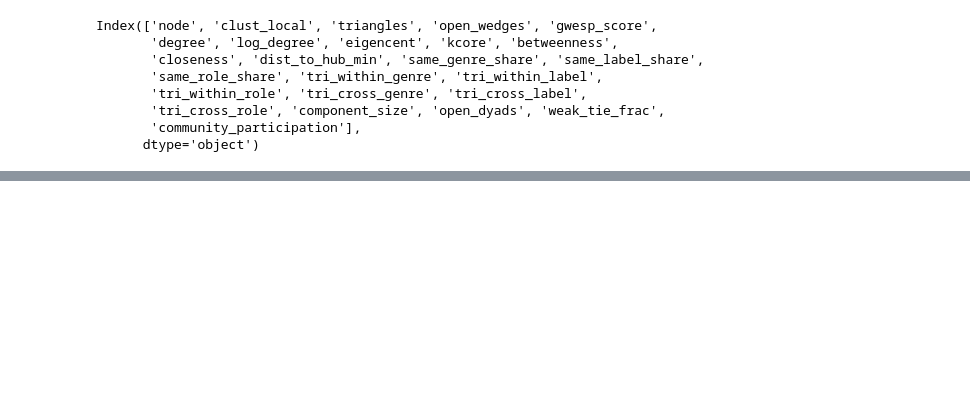
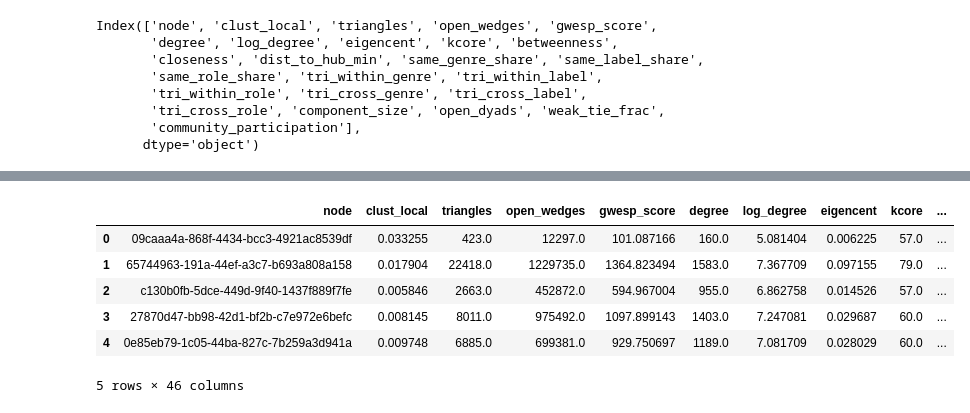
Before and after one commit to TheDeafOne/collaborative-success-research, a Jupyter notebook: network_construction/testing_network_construction.ipynb, the cells around one changed output, grey strips where cells are left out. Cells and saved outputs as stored; diff of their text form; code cells hidden in the pictures; blank space fills up the shorter version.

```diff
--- a/network_construction/testing_network_construction.ipynb
+++ b/network_construction/testing_network_construction.ipynb
@@ -442,0 +509,2 @@ Index(['node', 'clust_local', 'triangles', 'open_wedges', 'gwesp_score',
+# %%
+final_df = node_features.merge(right=node_embeddings, how='left', left_on='node', right_on='artist_mbid')
@@ -442,0 +518,8 @@ Index(['node', 'clust_local', 'triangles', 'open_wedges', 'gwesp_score',
+# %%
+raw = []
+with open('./data/artist_to_metrics_map.jsonl') as f:
+    for l in f:
+        raw.append(json.loads(l))
+# %%
+metrics = pd.DataFrame(raw)
+metrics.head()
@@ -442,0 +533,11 @@ Index(['node', 'clust_local', 'triangles', 'open_wedges', 'gwesp_score',
+# %%
+final_df = final_df.merge(right=metrics, how='left', left_on='node', right_on='artist_mbid')
+final_df.head()
+# %% [output]
+|  | node | clust_local | triangles | open_wedges | gwesp_score | degree | log_degree | eigencent | kcore | ... |
+| 0 | 09caaa4a-868f-4434-bcc3-4921ac8539df | 0.033255 | 423.0 | 12297.0 | 101.087166 | 160.0 | 5.081404 | 0.006225 | 57.0 | ... |
+| 1 | 65744963-191a-44ef-a3c7-b693a808a158 | 0.017904 | 22418.0 | 1229735.0 | 1364.823494 | 1583.0 | 7.367709 | 0.097155 | 79.0 | ... |
+| 2 | c130b0fb-5dce-449d-9f40-1437f889f7fe | 0.005846 | 2663.0 | 452872.0 | 594.967004 | 955.0 | 6.862758 | 0.014526 | 57.0 | ... |
+| 3 | 27870d47-bb98-42d1-bf2b-c7e972e6befc | 0.008145 | 8011.0 | 975492.0 | 1097.899143 | 1403.0 | 7.247081 | 0.029687 | 60.0 | ... |
+| 4 | 0e85eb79-1c05-44ba-827c-7b259a3d941a | 0.009748 | 6885.0 | 699381.0 | 929.750697 | 1189.0 | 7.081709 | 0.028029 | 60.0 | ... |
+5 rows × 46 columns
```
Also changed, not shown: parts of 25 cells of this notebook, 14 other files.
